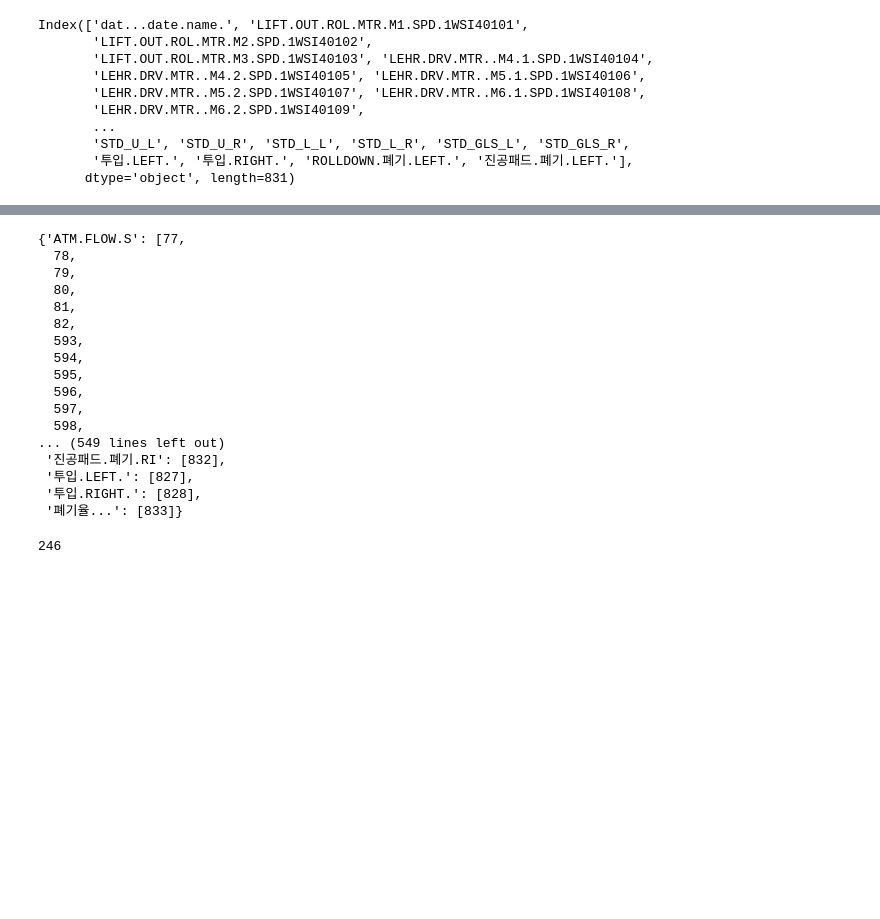
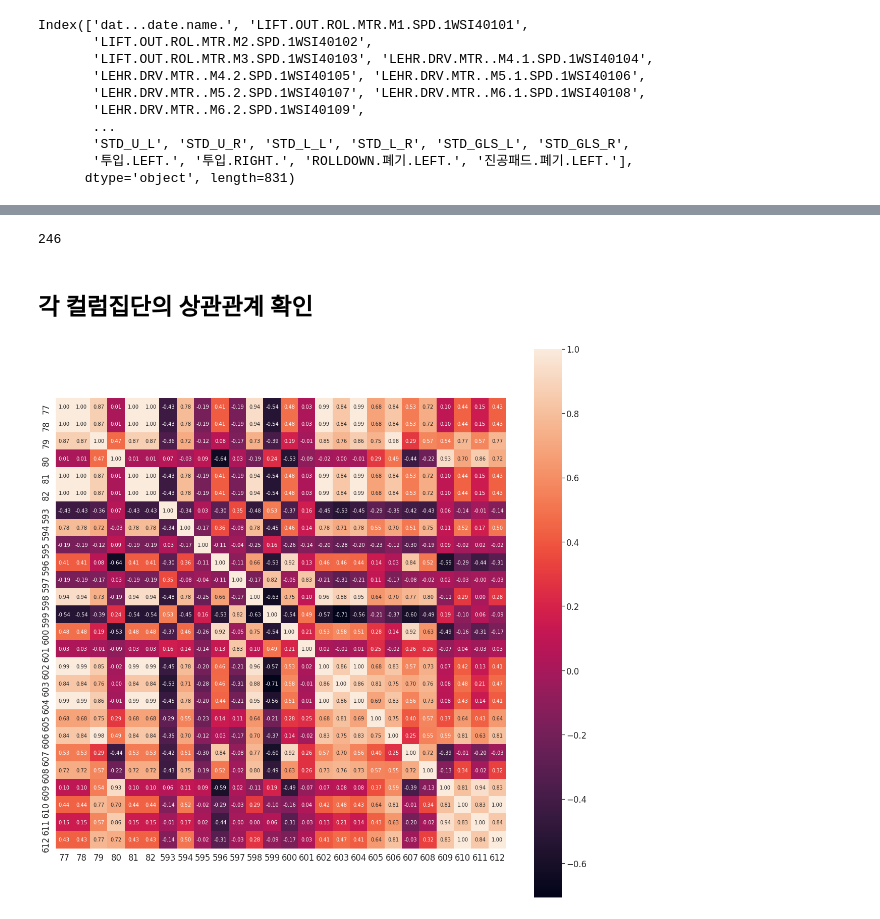
Before and after one commit to ammobam/Display_SensorData, a Jupyter notebook: 210727_나무플래닛_디스플레이_센서데이터.ipynb, the cells around one changed output, grey strips where cells are left out. Cells and saved outputs as stored; diff of their text form; code cells hidden in the pictures; blank space fills up the shorter version.

```diff
--- a/210727_나무플래닛_디스플레이_센서데이터.ipynb
+++ b/210727_나무플래닛_디스플레이_센서데이터.ipynb
@@ -61,24 +78,34 @@ for index, key in enumerate(name_list_10):
-# %%
-name_dict
-# %% [output]
-{'ATM.FLOW.S': [77,
-  78,
-  79,
-  80,
-  81,
-  82,
-  593,
-  594,
-  595,
-  596,
-  597,
-  598,
-... (549 lines left out)
- '진공패드.폐기.RI': [832],
- '투입.LEFT.': [827],
- '투입.RIGHT.': [828],
- '폐기율...': [833]}
-# %%
-len(name_dict)
-# %% [output]
-246
+# %%
+# 컬럼 집단의 수 : 246개
+len(name_dict)
+# %% [output]
+246
+# %% [markdown]
+## 각 컬럼집단의 상관관계 확인
+# %%
+# 'ATM.FLOW.S' 로 시작하는 컬럼 간의 상관계수 확인하기
+## 만약 이름이 유사한 컬럼 간 종속성이 높다면
+## 해당 컬럼 집단에서 하나만 골라 대표로 하고 전체 데이터에 대해 상관계수를 확인할 것
+
+# 'ATM.FLOW.S' 컬럼 인덱스 리스트
+col_atm = name_dict['ATM.FLOW.S']
+
+# 데이터에서 해당 컬럼만 추출하여 저장하기
+df = df_origin.iloc[:, col_atm]
+df.info()
+# %%
+# 상관계수 데이터프레임을 배열로 저장
+corr_array = df.corr().to_numpy()
+#print(corr_array.shape)    # (26,26)
+
+# 시각화
+import seaborn as sns
+import matplotlib.pyplot as plt
+
+plt.figure(figsize=(20, 20))
+sns.set(font_scale=1.5)
+sns.heatmap(corr_array, cbar=True, square=True, fmt='.2f', annot=True,
+           annot_kws={'size':10}, yticklabels=col_atm, xticklabels=col_atm)
+plt.show()
+# %% [output]
+[figure, added]
```
Also changed, not shown: parts of 9 cells of this notebook.
